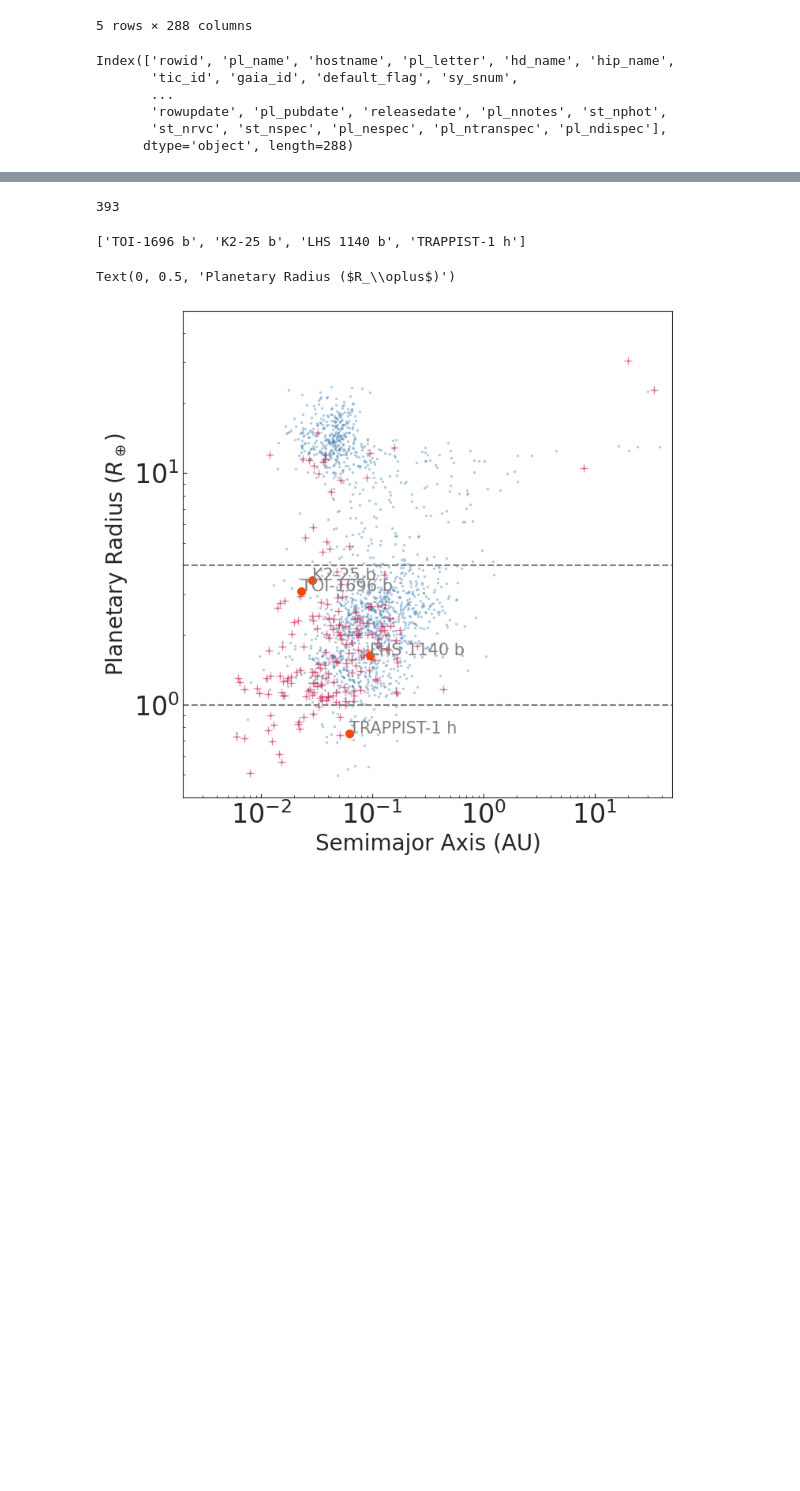
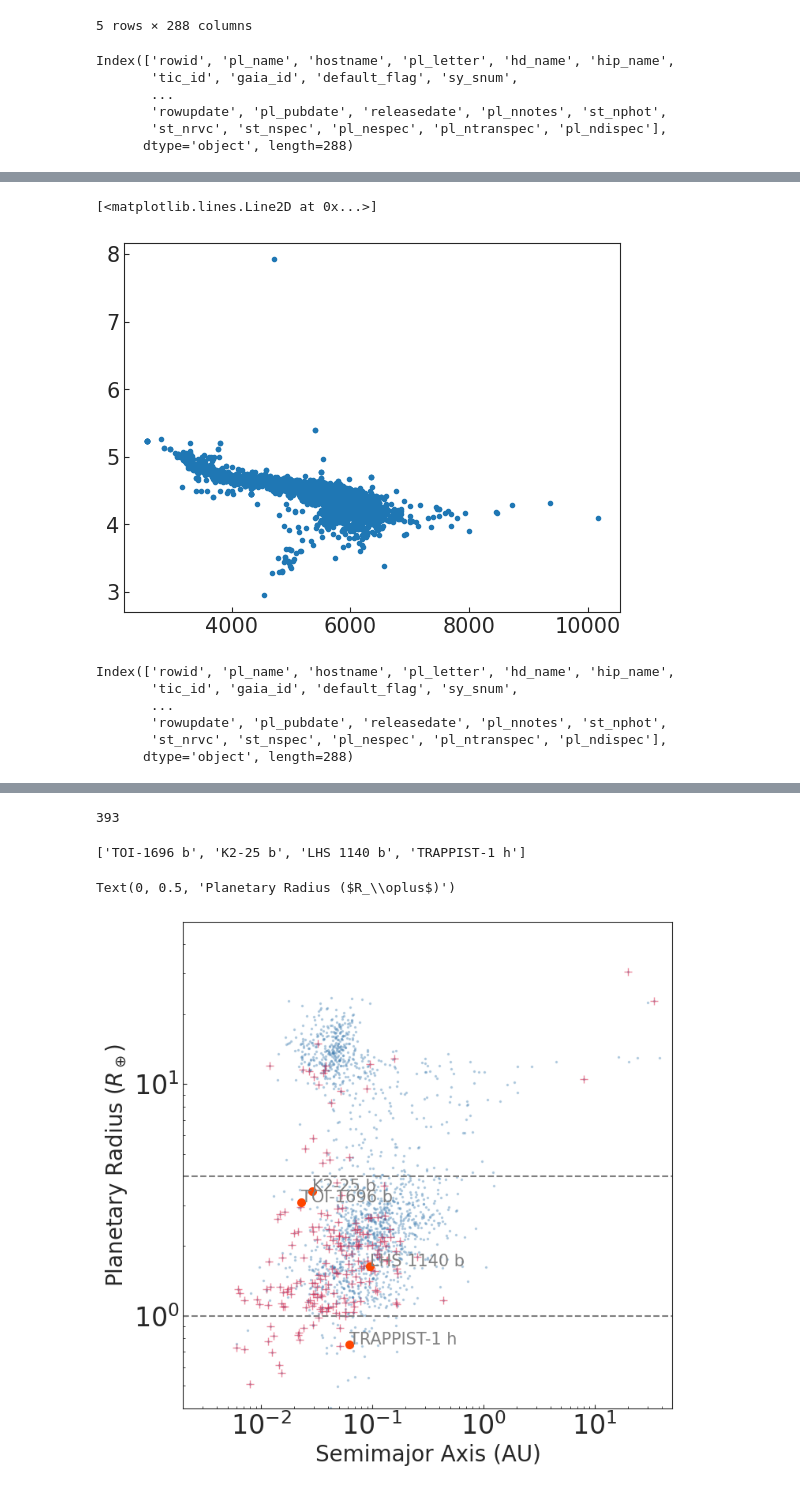
Before and after one commit to Mayuko-Mori/Plot_exoplanets, a Jupyter notebook: statistical_plots.ipynb, the cells around one changed output, grey strips where cells are left out. Cells and saved outputs as stored; diff of their text form; code cells hidden in the pictures; blank space fills up the shorter version.

```diff
--- a/statistical_plots.ipynb
+++ b/statistical_plots.ipynb
@@ -51,0 +99,15 @@ Index(['rowid', 'pl_name', 'hostname', 'pl_letter', 'hd_name', 'hip_name',
+# %%
+#pl.plot(df_transit['st_rad'],df_transit['st_logg'], '.')
+pl.plot(df_transit['st_teff'],df_transit['st_logg'], '.')
+# %% [output]
+[<matplotlib.lines.Line2D at 0x...>]
+[figure, added]
+# %%
+df_transit.columns
+# %% [output]
+Index(['rowid', 'pl_name', 'hostname', 'pl_letter', 'hd_name', 'hip_name',
+       'tic_id', 'gaia_id', 'default_flag', 'sy_snum',
+       ...
+       'rowupdate', 'pl_pubdate', 'releasedate', 'pl_nnotes', 'st_nphot',
+       'st_nrvc', 'st_nspec', 'pl_nespec', 'pl_ntranspec', 'pl_ndispec'],
+      dtype='object', length=288)
```
Also changed, not shown: parts of 18 cells of this notebook, 11 other files.
